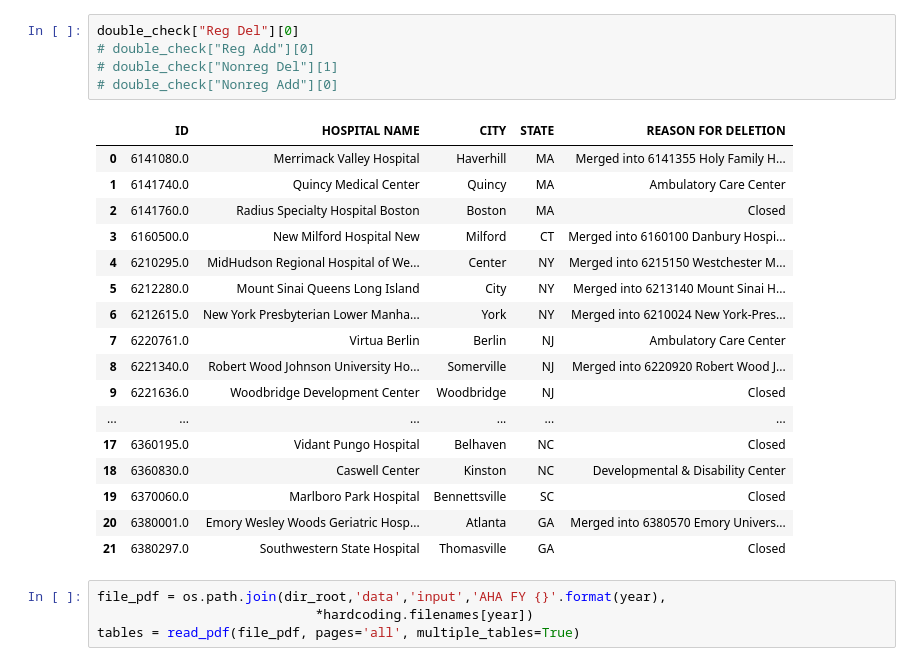
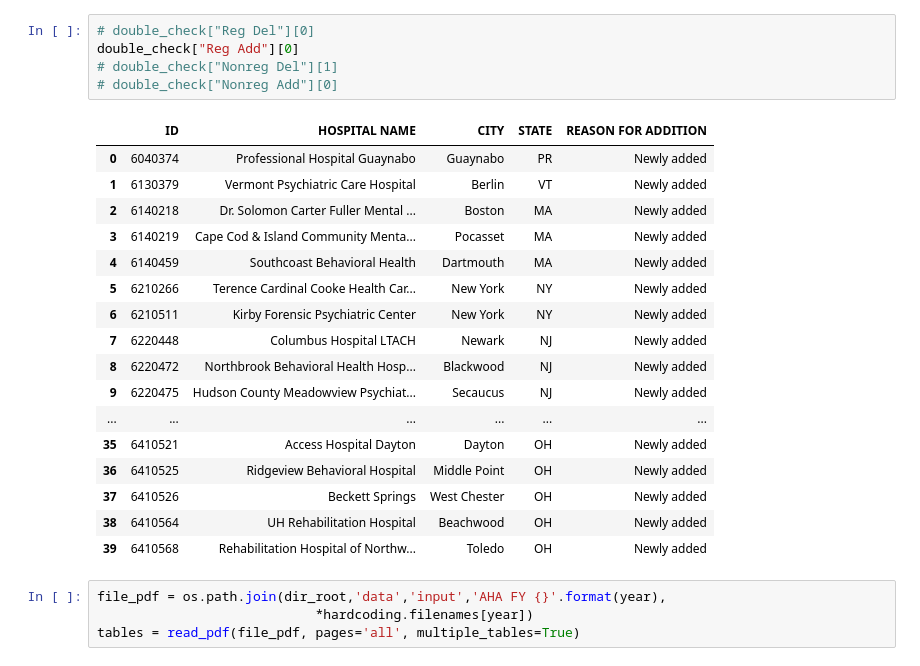
Before and after one commit to imccart/aha-data, a Jupyter notebook: data-code/pdf2table.ipynb, the cells around one changed output. Drawn from its saved outputs; the diff is of its cells as text.

Commit message:
fix bug in pdf2table

```diff
--- a/data-code/pdf2table.ipynb
+++ b/data-code/pdf2table.ipynb
@@ -638,28 +641,28 @@ Nonreg Add
 Nonreg Add done
 I'm Done!!
 # %%
-double_check["Reg Del"][0]
-# double_check["Reg Add"][0]
+# double_check["Reg Del"][0]
+double_check["Reg Add"][0]
 # double_check["Nonreg Del"][1]
 # double_check["Nonreg Add"][0]
 # %% [output]
-|  | ID | HOSPITAL NAME | CITY | STATE | REASON FOR DELETION |
-| 0 | 6141080.0 | Merrimack Valley Hospital | Haverhill | MA | Merged into 6141355 Holy Family H... |
-| 1 | 6141740.0 | Quincy Medical Center | Quincy | MA | Ambulatory Care Center |
-| 2 | 6141760.0 | Radius Specialty Hospital Boston | Boston | MA | Closed |
-| 3 | 6160500.0 | New Milford Hospital New | Milford | CT | Merged into 6160100 Danbury Hospi... |
-| 4 | 6210295.0 | MidHudson Regional Hospital of We... | Center | NY | Merged into 6215150 Westchester M... |
-| 5 | 6212280.0 | Mount Sinai Queens Long Island | City | NY | Merged into 6213140 Mount Sinai H... |
-| 6 | 6212615.0 | New York Presbyterian Lower Manha... | York | NY | Merged into 6210024 New York-Pres... |
-| 7 | 6220761.0 | Virtua Berlin | Berlin | NJ | Ambulatory Care Center |
-| 8 | 6221340.0 | Robert Wood Johnson University Ho... | Somerville | NJ | Merged into 6220920 Robert Wood J... |
-| 9 | 6221636.0 | Woodbridge Development Center | Woodbridge | NJ | Closed |
+|  | ID | HOSPITAL NAME | CITY | STATE | REASON FOR ADDITION |
+| 0 | 6040374 | Professional Hospital Guaynabo | Guaynabo | PR | Newly added |
+| 1 | 6130379 | Vermont Psychiatric Care Hospital | Berlin | VT | Newly added |
+| 2 | 6140218 | Dr. Solomon Carter Fuller Mental ... | Boston | MA | Newly added |
+| 3 | 6140219 | Cape Cod & Island Community Menta... | Pocasset | MA | Newly added |
+| 4 | 6140459 | Southcoast Behavioral Health | Dartmouth | MA | Newly added |
+| 5 | 6210266 | Terence Cardinal Cooke Health Car... | New York | NY | Newly added |
+| 6 | 6210511 | Kirby Forensic Psychiatric Center | New York | NY | Newly added |
+| 7 | 6220448 | Columbus Hospital LTACH | Newark | NJ | Newly added |
+| 8 | 6220472 | Northbrook Behavioral Health Hosp... | Blackwood | NJ | Newly added |
+| 9 | 6220475 | Hudson County Meadowview Psychiat... | Secaucus | NJ | Newly added |
 | ... | ... | ... | ... | ... | ... |
-| 17 | 6360195.0 | Vidant Pungo Hospital | Belhaven | NC | Closed |
-| 18 | 6360830.0 | Caswell Center | Kinston | NC | Developmental & Disability Center |
-| 19 | 6370060.0 | Marlboro Park Hospital | Bennettsville | SC | Closed |
-| 20 | 6380001.0 | Emory Wesley Woods Geriatric Hosp... | Atlanta | GA | Merged into 6380570 Emory Univers... |
-| 21 | 6380297.0 | Southwestern State Hospital | Thomasville | GA | Closed |
+| 35 | 6410521 | Access Hospital Dayton | Dayton | OH | Newly added |
+| 36 | 6410525 | Ridgeview Behavioral Hospital | Middle Point | OH | Newly added |
+| 37 | 6410526 | Beckett Springs | West Chester | OH | Newly added |
+| 38 | 6410564 | UH Rehabilitation Hospital | Beachwood | OH | Newly added |
+| 39 | 6410568 | Rehabilitation Hospital of Northw... | Toledo | OH | Newly added |
 # %%
 file_pdf = os.path.join(dir_root,'data','input','AHA FY {}'.format(year),
                             *hardcoding.filenames[year])
```
Also changed, not shown: parts of 2 cells of this notebook, 3 other files.
